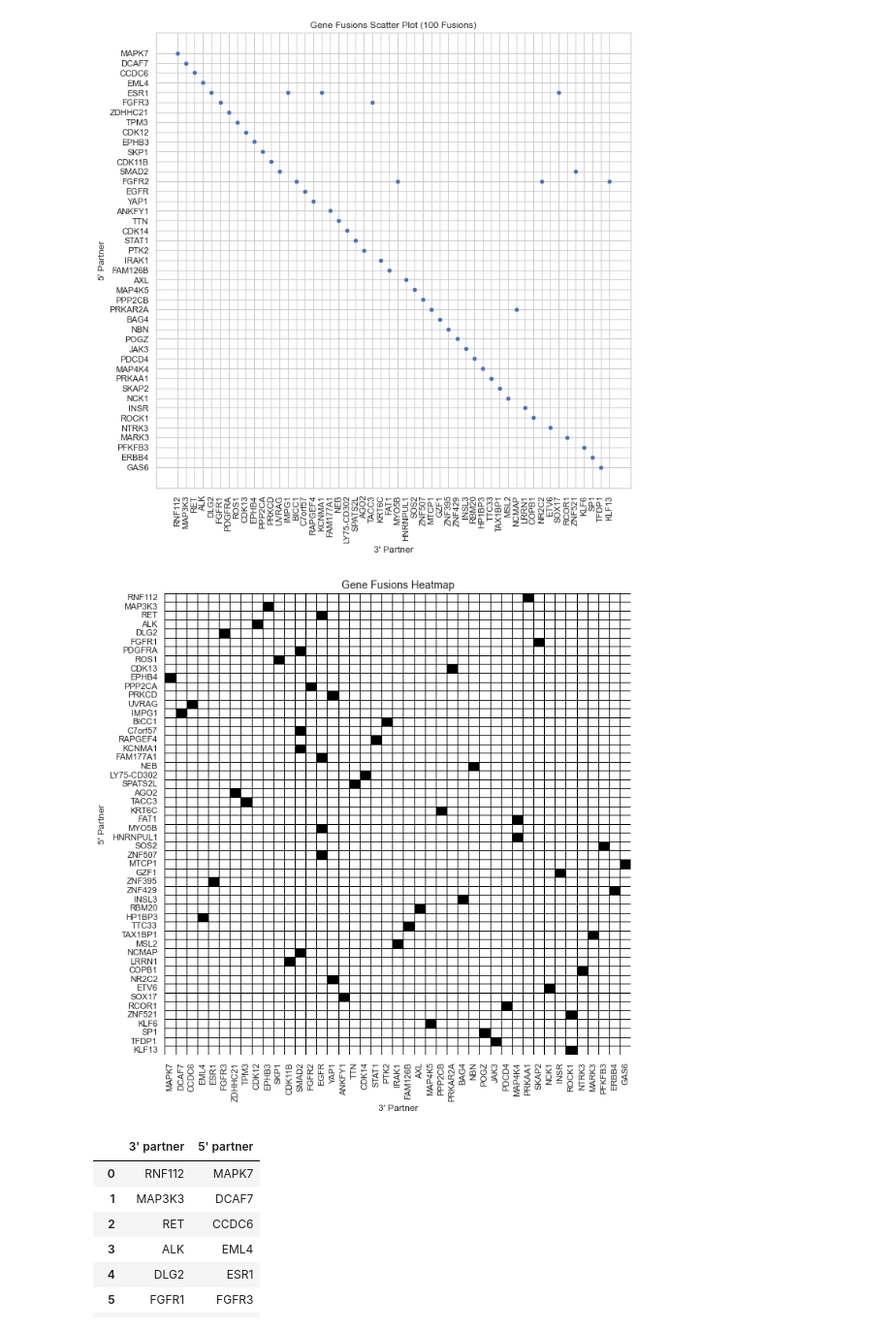
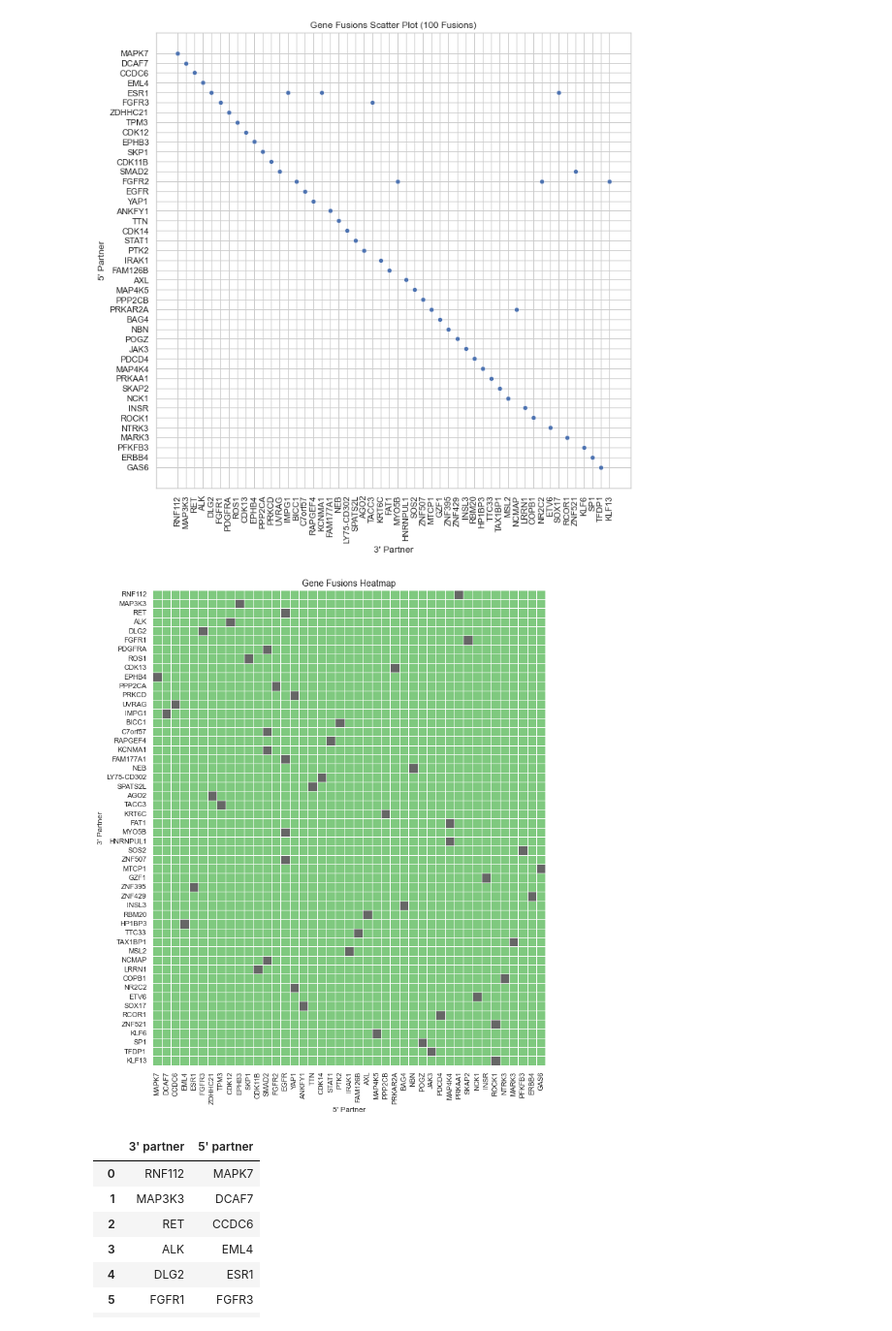
Before and after one commit to atomikkus/dsml-nov22-beginner-morning-tue, a Jupyter notebook: python_libs/numpy/IMDB-assignments.ipynb, the cells around one changed output. Shown: that part at 97% size. Cells and saved outputs as stored; diff of their text form; code cells hidden in the pictures.

```diff
--- a/python_libs/numpy/IMDB-assignments.ipynb
+++ b/python_libs/numpy/IMDB-assignments.ipynb
@@ -319,39 +319,40 @@ import seaborn as sns
 import matplotlib.pyplot as plt
 import numpy as np
 
 # Assuming you already have a DataFrame df1 with columns '3gene' and '5gene'
 
 # Generate random gene names for 3' partner and 5' partner
 genes_3_partner = df1['3gene']
 genes_5_partner = df1['5gene']
 
 # Create the DataFrame
 df_gene_fusions = pd.DataFrame({'3\' partner': genes_3_partner, '5\' partner': genes_5_partner})
 
 # Get the cross-tabulation of gene fusions
 gene_fusion_counts = pd.crosstab(df_gene_fusions['3\' partner'], df_gene_fusions['5\' partner'])
 
 # Get the unique gene names to set the order in the heatmap
 unique_genes_3_partner = df_gene_fusions['3\' partner'].unique()
 unique_genes_5_partner = df_gene_fusions['5\' partner'].unique()
 
 # Set the style for the plot (optional, for better aesthetics)
-sns.set(style='whitegrid')
+sns.set()
 
 # Create the heatmap using seaborn
-plt.figure(figsize=(10, 10))
-sns.heatmap(gene_fusion_counts, cmap='binary', annot=False, cbar=False, xticklabels=unique_genes_5_partner, yticklabels=unique_genes_3_partner, linewidths=0.5, linecolor='black')
+plt.figure(figsize=(12, 12))
+sns.heatmap(gene_fusion_counts, cmap='Accent', annot=False, cbar=False, square=True, xticklabels=unique_genes_5_partner, yticklabels=unique_genes_3_partner, linewidths=0.8, linecolor='white')
 
 # Set labels and title
-plt.xlabel("3' Partner", fontsize=12)
-plt.ylabel("5' Partner", fontsize=12)
+plt.xlabel("5' Partner", fontsize=12)
+plt.ylabel("3' Partner", fontsize=12)
 plt.title("Gene Fusions Heatmap", fontsize=14)
+
 
 # Show the plot
 plt.tight_layout()
 plt.show()
 # %% [output]
-[figure, old version]
+[figure, new version]
 # %%
 df_gene_fusions
 # %% [output]
```
Also changed, not shown: parts of 3 cells of this notebook, 19 other files.
